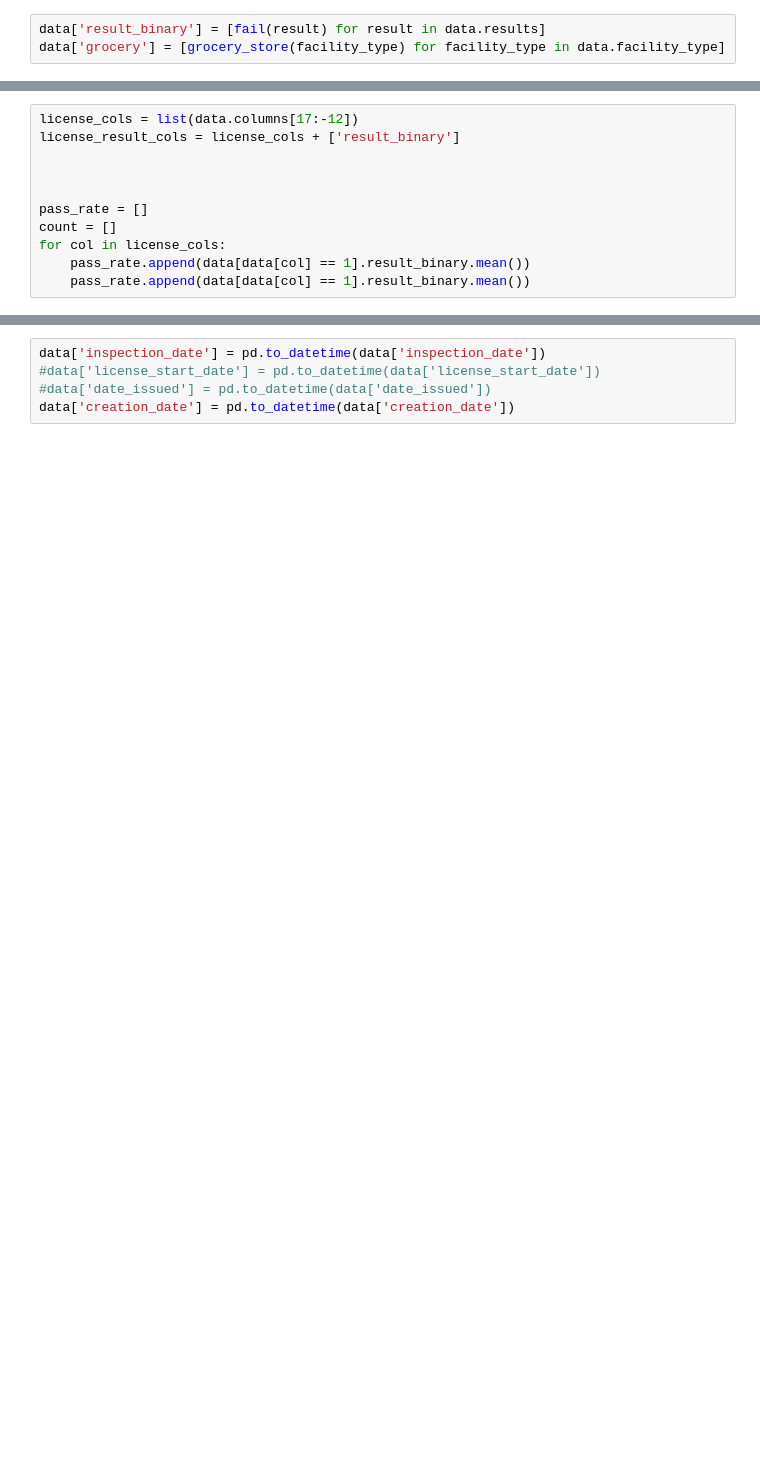
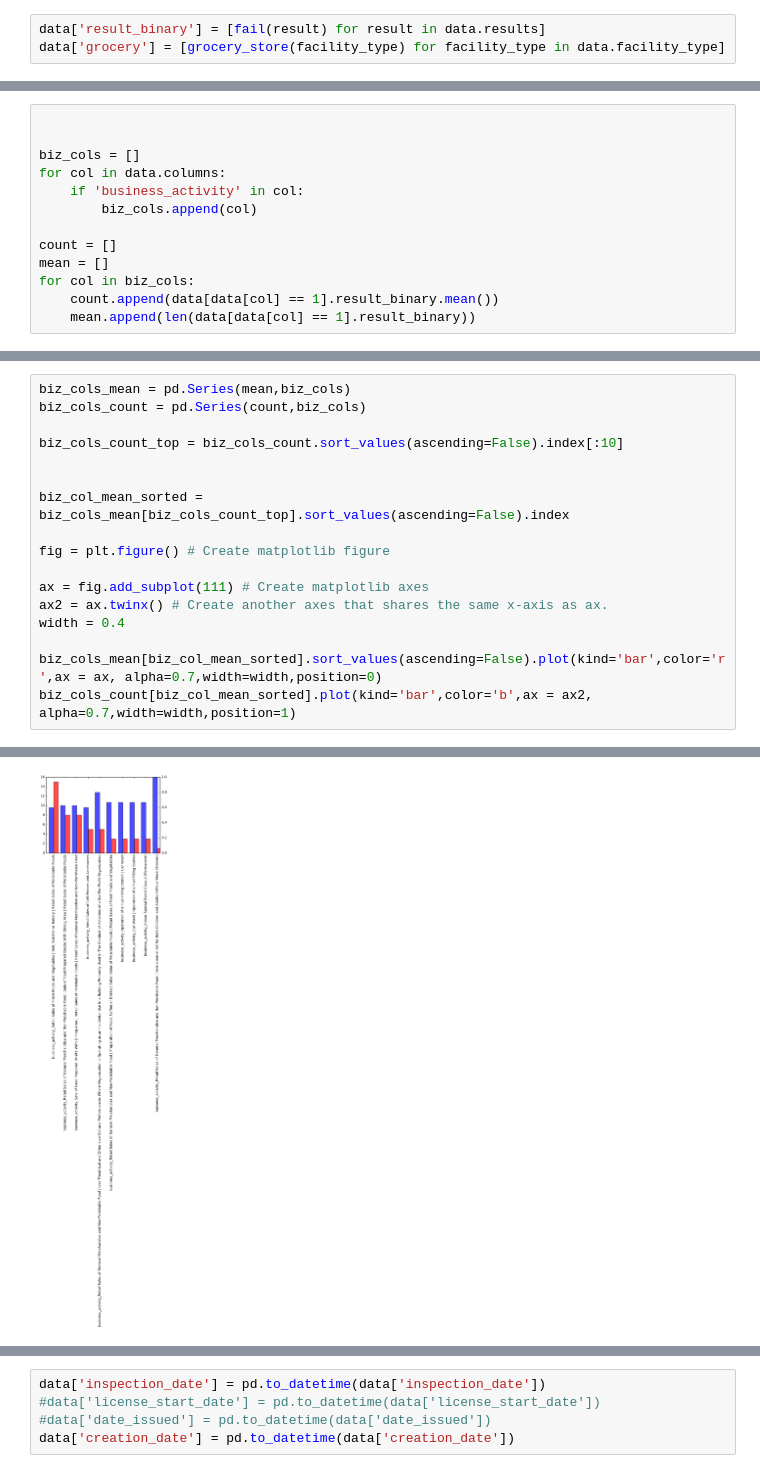
Before and after one commit to Fggw/downloader, a Jupyter notebook: ChicagoFoodInspection_CS109a_Final.ipynb, the cells around one changed output, grey strips where cells are left out. Cells and saved outputs as stored; diff of their text form; blank space fills up the shorter version.

```diff
--- a/ChicagoFoodInspection_CS109a_Final.ipynb
+++ b/ChicagoFoodInspection_CS109a_Final.ipynb
@@ -89,11 +123,13 @@ data['grocery'] = [grocery_store(facility_type) for facility_type in data.facili
 # %%
-license_cols = list(data.columns[17:-12])
-license_result_cols = license_cols + ['result_binary']
 
 
+biz_cols = []
+for col in data.columns:
+    if 'business_activity' in col:
+        biz_cols.append(col)
 
-pass_rate = []
 count = []
-for col in license_cols:
-    pass_rate.append(data[data[col] == 1].result_binary.mean())
-    pass_rate.append(data[data[col] == 1].result_binary.mean())
+mean = []
+for col in biz_cols:
+    count.append(data[data[col] == 1].result_binary.mean())
+    mean.append(len(data[data[col] == 1].result_binary))
@@ -113,0 +136,18 @@ top_license_pass_rate = pd.Series(data = np.array(pass_rate),index=top_license_c
+# %%
+biz_cols_mean = pd.Series(mean,biz_cols)
+biz_cols_count = pd.Series(count,biz_cols)
+
+biz_cols_count_top = biz_cols_count.sort_values(ascending=False).index[:10]
+
+
+biz_col_mean_sorted = biz_cols_mean[biz_cols_count_top].sort_values(ascending=False).index
+
+fig = plt.figure() # Create matplotlib figure
+
+ax = fig.add_subplot(111) # Create matplotlib axes
+ax2 = ax.twinx() # Create another axes that shares the same x-axis as ax.
+width = 0.4
+
+biz_cols_mean[biz_col_mean_sorted].sort_values(ascending=False).plot(kind='bar',color='r',ax = ax, alpha=0.7,width=width,position=0)
+biz_cols_count[biz_col_mean_sorted].plot(kind='bar',color='b',ax = ax2, alpha=0.7,width=width,position=1)
+# %% [output]
@@ -113,0 +155 @@ top_license_pass_rate = pd.Series(data = np.array(pass_rate),index=top_license_c
+[figure, added]
```
Also changed, not shown: parts of 110 cells of this notebook.
